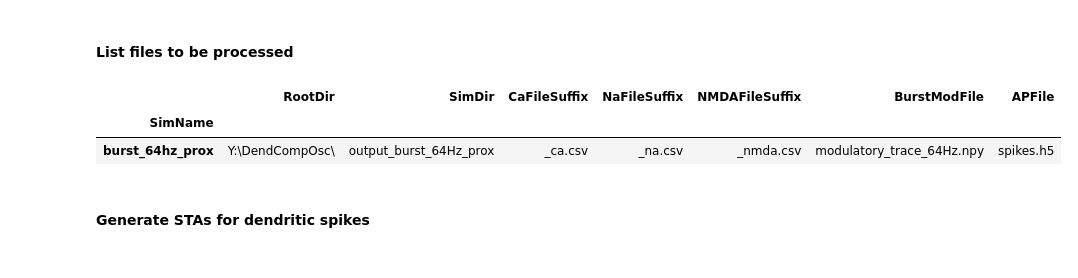
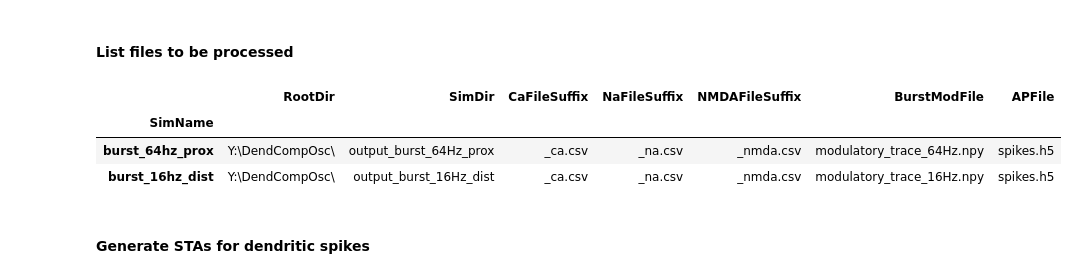
Before and after one commit to dbheadley/InhibOnDendComp, a Jupyter notebook: scripts/DendSpike_OscBursts.ipynb, the cells around one changed output. Drawn from its saved outputs; the diff is of its cells as text; code cells hidden in the pictures.

```diff
--- a/scripts/DendSpike_OscBursts.ipynb
+++ b/scripts/DendSpike_OscBursts.ipynb
@@ -44,23 +36,32 @@ step = 1 * samps_per_ms # number of simulation steps for creating the dendritic
 # %%
 # locate simulation files
 root_dir = 'Y:\\DendCompOsc\\'
 sim_dict = [{'SimName': 'burst_64hz_prox',
             'RootDir': root_dir,
             'SimDir': 'output_burst_64Hz_prox',
             'CaFileSuffix': '_ca.csv',
             'NaFileSuffix': '_na.csv',
             'NMDAFileSuffix': '_nmda.csv',
             'BurstModFile': 'modulatory_trace_64Hz.npy',
             'APFile': 'spikes.h5'},
+            {'SimName': 'burst_16hz_dist',
+            'RootDir': root_dir,
+            'SimDir': 'output_burst_16Hz_dist',
+            'CaFileSuffix': '_ca.csv',
+            'NaFileSuffix': '_na.csv',
+            'NMDAFileSuffix': '_nmda.csv',
+            'BurstModFile': 'modulatory_trace_16Hz.npy',
+            'APFile': 'spikes.h5'},
             ]
 
 sim_df = pd.DataFrame(sim_dict)
 sim_df.set_index('SimName', inplace=True)
 sim_df
 # %% [output]
 |  | RootDir | SimDir | CaFileSuffix | NaFileSuffix | NMDAFileSuffix | BurstModFile | APFile |
 | SimName |  |  |  |  |  |  |  |
 | burst_64hz_prox | Y:\DendCompOsc\ | output_burst_64Hz_prox | _ca.csv | _na.csv | _nmda.csv | modulatory_trace_64Hz.npy | spikes.h5 |
+| burst_16hz_dist | Y:\DendCompOsc\ | output_burst_16Hz_dist | _ca.csv | _na.csv | _nmda.csv | modulatory_trace_16Hz.npy | spikes.h5 |
 # %%
 sim_df['NMDAFile'] = sim_df.apply(lambda x: os.path.join(x['RootDir'], x['SimDir'], x['SimDir'] + x['NMDAFileSuffix']), axis=1)
 sim_df['CaFile'] = sim_df.apply(lambda x: os.path.join(x['RootDir'], x['SimDir'], x['SimDir'] + x['CaFileSuffix']), axis=1)
```
Also changed, not shown: parts of 11 cells of this notebook, 3 other files.
